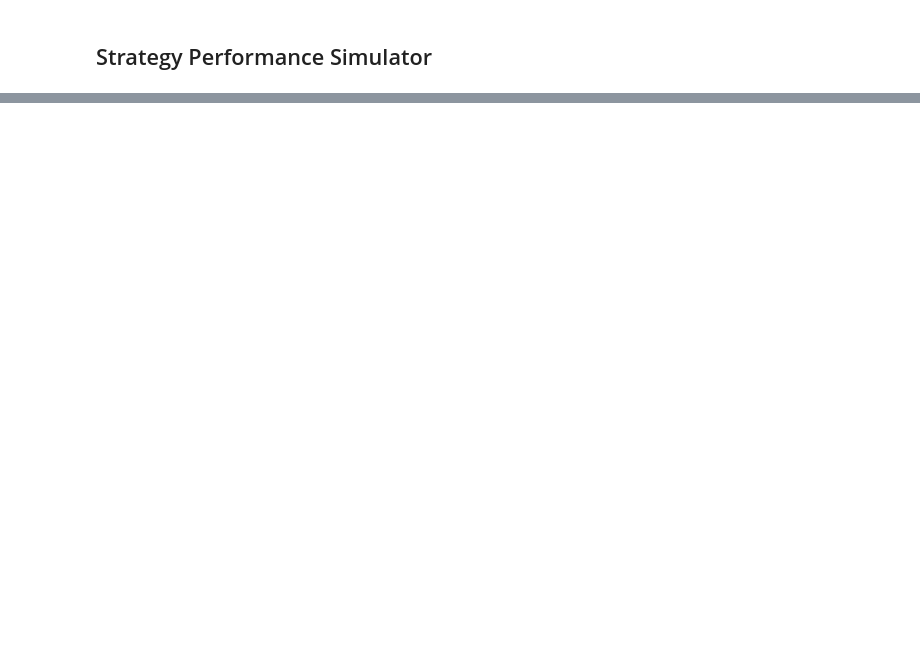
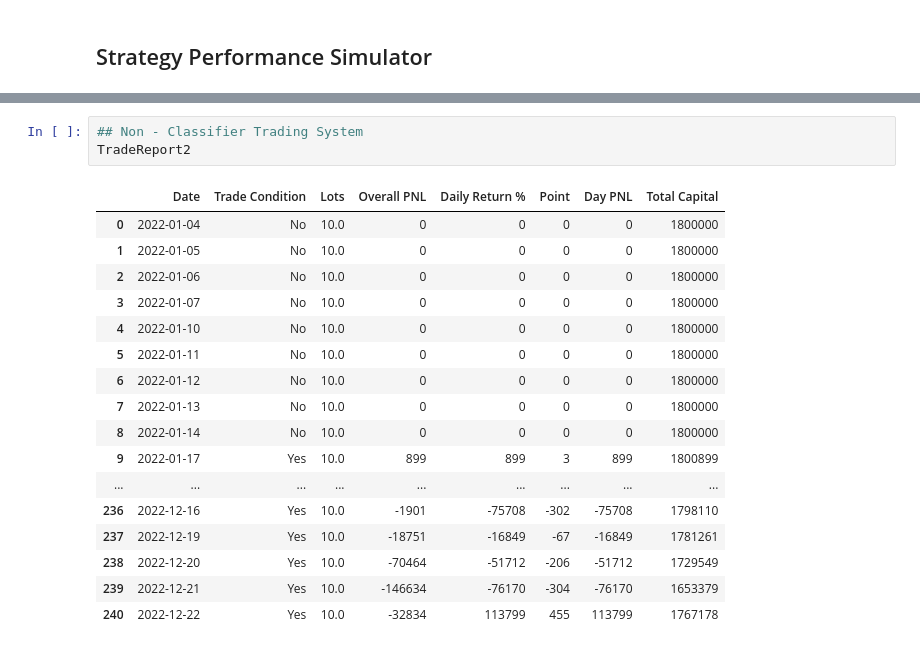
Before and after one commit to Aryann208/Quantstats, a Jupyter notebook: Quantstats - Data Analysis with Python.ipynb, the cells around one changed output, grey strips where cells are left out. Drawn from its saved outputs; the diff is of its cells as text; blank space fills up the shorter version.

```diff
--- a/Quantstats - Data Analysis with Python.ipynb
+++ b/Quantstats - Data Analysis with Python.ipynb
@@ -1239,0 +1423,21 @@ portfoliodf2["Total Capital"].plot()
+# %%
+## Non - Classifier Trading System
+TradeReport2
+# %% [output]
+|  | Date | Trade Condition | Lots | Overall PNL | Daily Return % | Point | Day PNL | Total Capital |
+| 0 | 2022-01-04 | No | 10.0 | 0 | 0 | 0 | 0 | 1800000 |
+| 1 | 2022-01-05 | No | 10.0 | 0 | 0 | 0 | 0 | 1800000 |
+| 2 | 2022-01-06 | No | 10.0 | 0 | 0 | 0 | 0 | 1800000 |
+| 3 | 2022-01-07 | No | 10.0 | 0 | 0 | 0 | 0 | 1800000 |
+| 4 | 2022-01-10 | No | 10.0 | 0 | 0 | 0 | 0 | 1800000 |
+| 5 | 2022-01-11 | No | 10.0 | 0 | 0 | 0 | 0 | 1800000 |
+| 6 | 2022-01-12 | No | 10.0 | 0 | 0 | 0 | 0 | 1800000 |
+| 7 | 2022-01-13 | No | 10.0 | 0 | 0 | 0 | 0 | 1800000 |
+| 8 | 2022-01-14 | No | 10.0 | 0 | 0 | 0 | 0 | 1800000 |
+| 9 | 2022-01-17 | Yes | 10.0 | 899 | 899 | 3 | 899 | 1800899 |
+| ... | ... | ... | ... | ... | ... | ... | ... | ... |
+| 236 | 2022-12-16 | Yes | 10.0 | -1901 | -75708 | -302 | -75708 | 1798110 |
+| 237 | 2022-12-19 | Yes | 10.0 | -18751 | -16849 | -67 | -16849 | 1781261 |
+| 238 | 2022-12-20 | Yes | 10.0 | -70464 | -51712 | -206 | -51712 | 1729549 |
+| 239 | 2022-12-21 | Yes | 10.0 | -146634 | -76170 | -304 | -76170 | 1653379 |
+| 240 | 2022-12-22 | Yes | 10.0 | -32834 | 113799 | 455 | 113799 | 1767178 |
```
Also changed, not shown: parts of 28 cells of this notebook.
